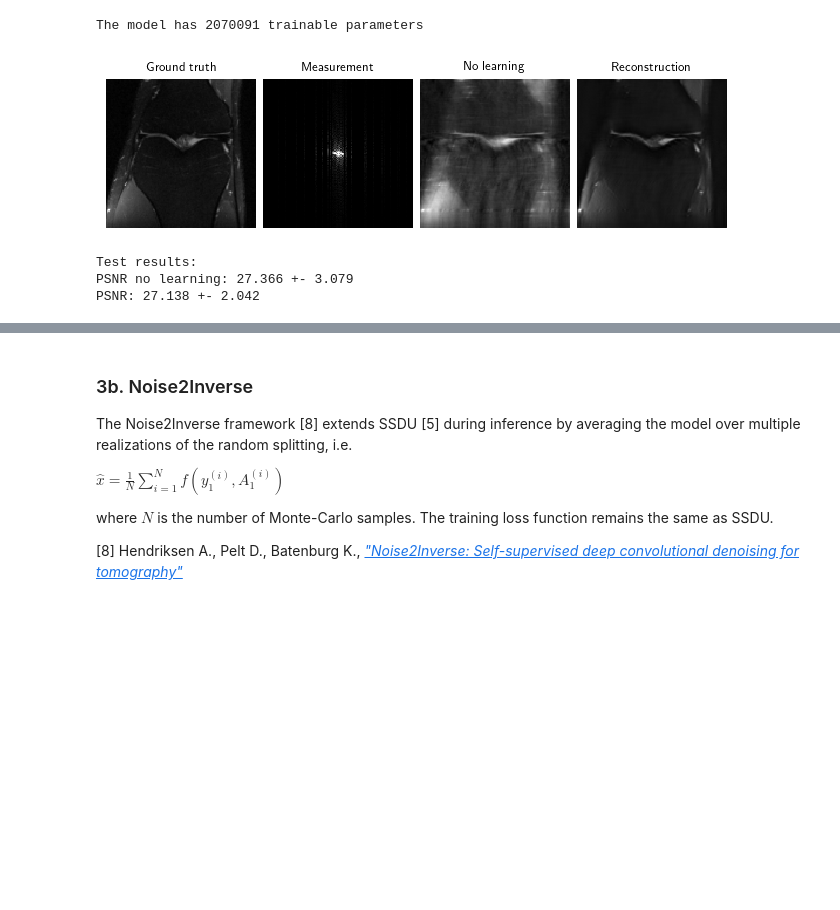
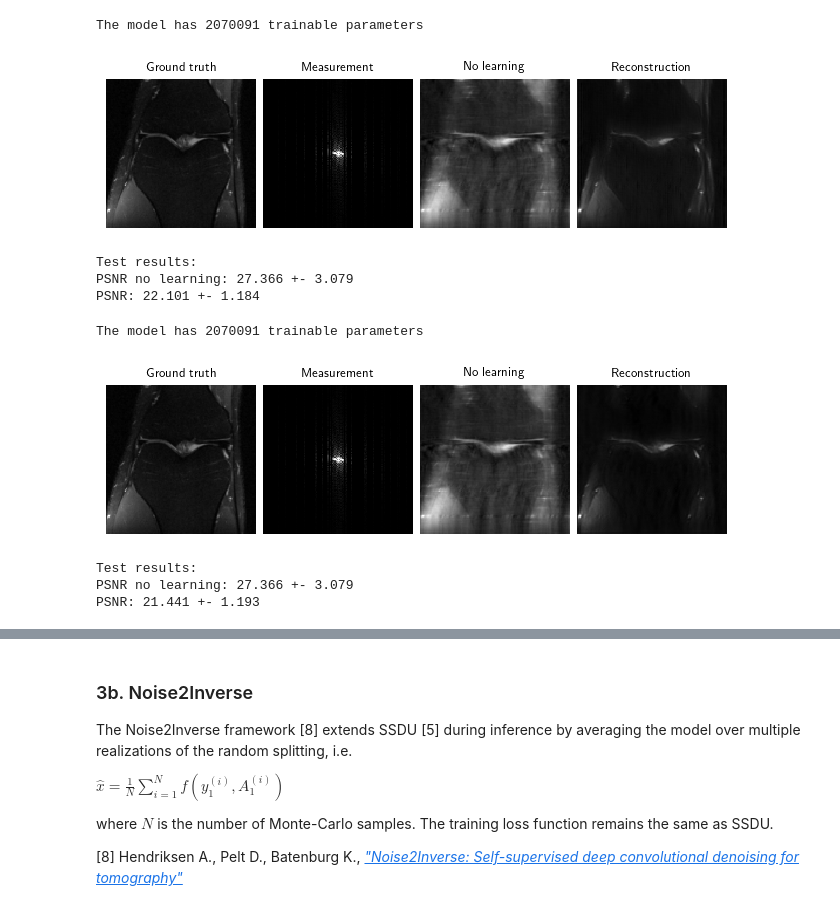
Before and after one commit to Andrewwango/deepinv-selfsup-fastmri, a Jupyter notebook: demo.ipynb, the cells around one changed output, grey strips where cells are left out. Saved outputs shown, nothing was run; the diff lists cells and outputs as text; code cells hidden in the pictures; blank space fills up the shorter version.

```diff
--- a/demo.ipynb
+++ b/demo.ipynb
@@ -281,7 +298,7 @@ trainer = train(loss, epochs=0)
 The model has 2070091 trainable parameters
 # %%
 # Load pretrained model for 50 epochs, test on test dataset, and save sample reconstruction
-trainer.ckpt_pretrained = "models/pretrained/ssdu.pth.tar"
+trainer.ckpt_pretrained = "models/pretrained/ssdu1.pth.tar"
 trainer.load_model()
 
 results["ssdu"] = trainer.test(test_dataloader)
@@ -292,4 +309,17 @@ results["ssdu"]["sample"] = trainer.model(y, physics)
 [figure]
 Test results:
 PSNR no learning: 27.366 +- 3.079
-PSNR: 27.138 +- 2.042
+PSNR: 22.101 +- 1.184
+# %%
+trainer = train(loss, epochs=0)
+trainer.ckpt_pretrained = "models/pretrained/ssdu2.pth.tar"
+trainer.load_model()
+results["ssdu"] = trainer.test(test_dataloader)
+physics.update_parameters(**params)
+results["ssdu"]["sample"] = trainer.model(y, physics)
+# %% [output]
+The model has 2070091 trainable parameters
+[figure, added]
+Test results:
+PSNR no learning: 27.366 +- 3.079
+PSNR: 21.441 +- 1.193
```
Also changed, not shown: parts of 20 cells of this notebook, 14 other files.
